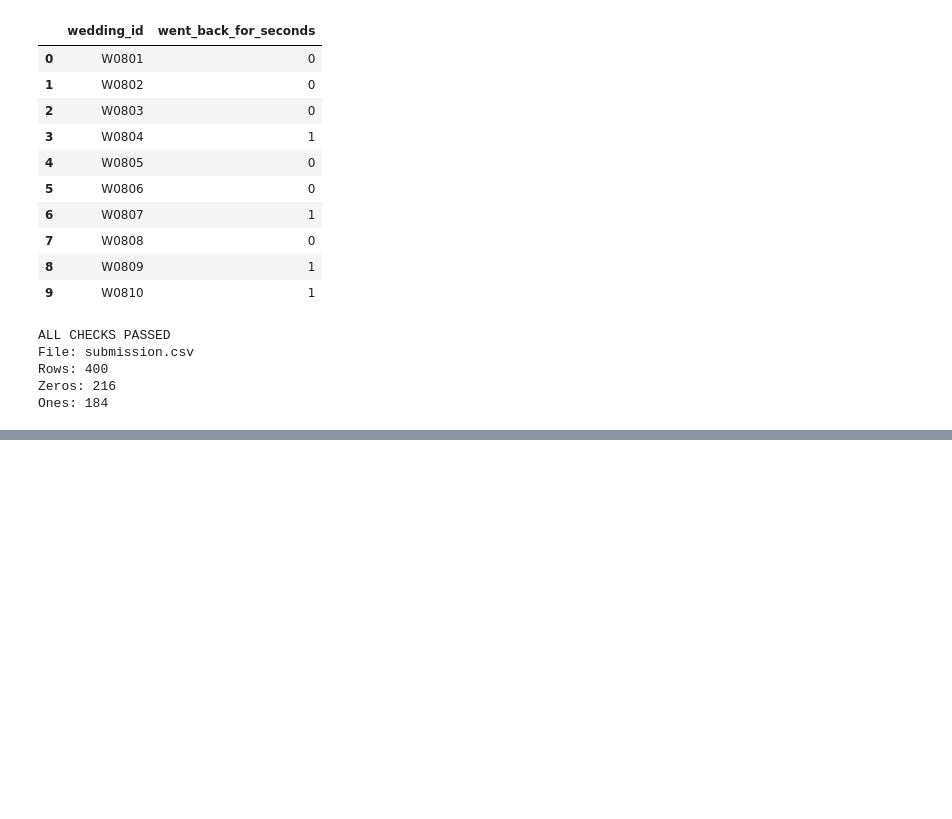
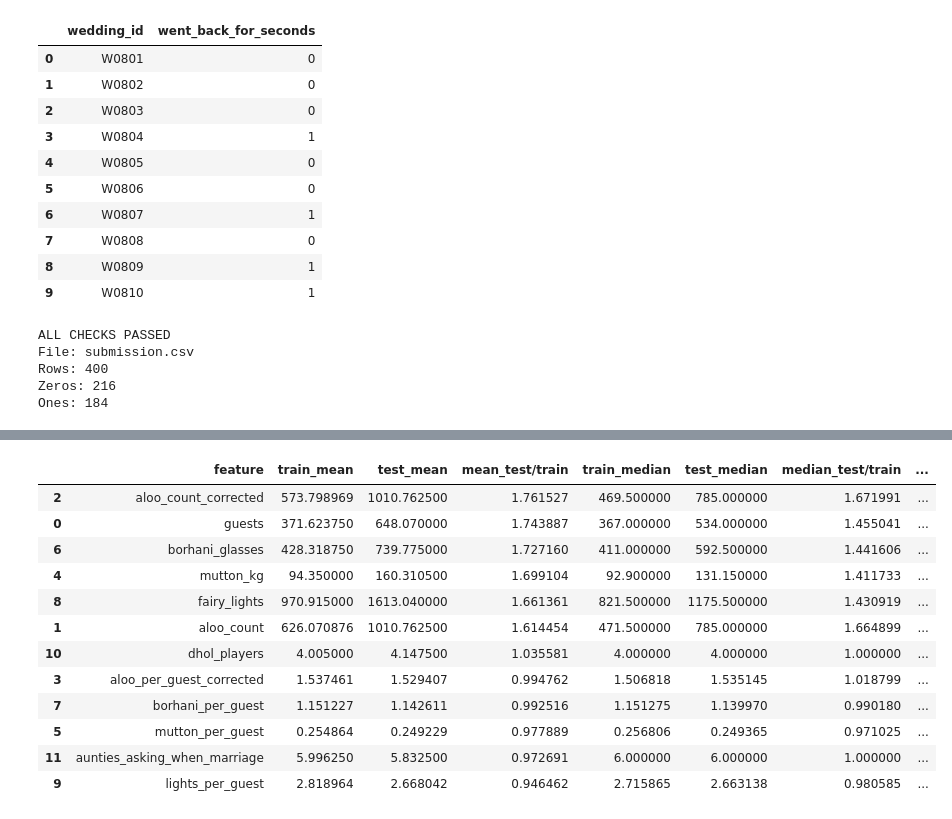
Before and after one commit to tjadnan1520/kacciBANABO, a Jupyter notebook: kacchi_solution.ipynb, the cells around one changed output, grey strips where cells are left out. Saved outputs shown, nothing was run; the diff lists cells and outputs as text; code cells hidden in the pictures; blank space fills up the shorter version.

```diff
--- a/kacchi_solution.ipynb
+++ b/kacchi_solution.ipynb
@@ -12416,0 +12854,83 @@ Ones: 184
+# %%
+# ==========================================
+# TRAIN vs TEST DISTRIBUTION
+# ==========================================
+
+# Create all derived features explicitly
+for df in [train_clean, test_clean]:
+    df["mutton_per_guest"] = (
+        df["mutton_kg"] / df["guests"]
+    )
+
+    df["borhani_per_guest"] = (
+        df["borhani_glasses"] / df["guests"]
+    )
+
+    df["lights_per_guest"] = (
+        df["fairy_lights"] / df["guests"]
+    )
+
+    df["dhol_per_guest"] = (
+        df["dhol_players"] / df["guests"]
+    )
+
+    df["aunties_per_guest"] = (
+        df["aunties_asking_when_marriage"] /
+        df["guests"]
+    )
+
+compare_cols = [
+    "guests",
+    "aloo_count",
+    "aloo_count_corrected",
+    "aloo_per_guest_corrected",
+    "mutton_kg",
+    "mutton_per_guest",
+    "borhani_glasses",
+    "borhani_per_guest",
+    "fairy_lights",
+    "lights_per_guest",
+    "dhol_players",
+    "aunties_asking_when_marriage"
+]
+
+rows = []
+
+for col in compare_cols:
+    tr = train_clean[col]
+    te = test_clean[col]
+
+    rows.append({
+        "feature": col,
+        "train_mean": tr.mean(),
+        "test_mean": te.mean(),
+        "mean_test/train": te.mean() / tr.mean(),
+        "train_median": tr.median(),
+        "test_median": te.median(),
+        "median_test/train": te.median() / tr.median(),
+        "train_std": tr.std(),
+        "test_std": te.std()
+    })
+
+shift_df = pd.DataFrame(rows)
+
+display(
+    shift_df.sort_values(
+        "mean_test/train",
+        ascending=False
+    )
+)
+# %% [output]
+|  | feature | train_mean | test_mean | mean_test/train | train_median | test_median | median_test/train | ... |
+| 2 | aloo_count_corrected | 573.798969 | 1010.762500 | 1.761527 | 469.500000 | 785.000000 | 1.671991 | ... |
+| 0 | guests | 371.623750 | 648.070000 | 1.743887 | 367.000000 | 534.000000 | 1.455041 | ... |
+| 6 | borhani_glasses | 428.318750 | 739.775000 | 1.727160 | 411.000000 | 592.500000 | 1.441606 | ... |
+| 4 | mutton_kg | 94.350000 | 160.310500 | 1.699104 | 92.900000 | 131.150000 | 1.411733 | ... |
+| 8 | fairy_lights | 970.915000 | 1613.040000 | 1.661361 | 821.500000 | 1175.500000 | 1.430919 | ... |
+| 1 | aloo_count | 626.070876 | 1010.762500 | 1.614454 | 471.500000 | 785.000000 | 1.664899 | ... |
+| 10 | dhol_players | 4.005000 | 4.147500 | 1.035581 | 4.000000 | 4.000000 | 1.000000 | ... |
+| 3 | aloo_per_guest_corrected | 1.537461 | 1.529407 | 0.994762 | 1.506818 | 1.535145 | 1.018799 | ... |
+| 7 | borhani_per_guest | 1.151227 | 1.142611 | 0.992516 | 1.151275 | 1.139970 | 0.990180 | ... |
+| 5 | mutton_per_guest | 0.254864 | 0.249229 | 0.977889 | 0.256806 | 0.249365 | 0.971025 | ... |
+| 11 | aunties_asking_when_marriage | 5.996250 | 5.832500 | 0.972691 | 6.000000 | 6.000000 | 1.000000 | ... |
+| 9 | lights_per_guest | 2.818964 | 2.668042 | 0.946462 | 2.715865 | 2.663138 | 0.980585 | ... |
```
Also changed, not shown: parts of 93 cells of this notebook.
